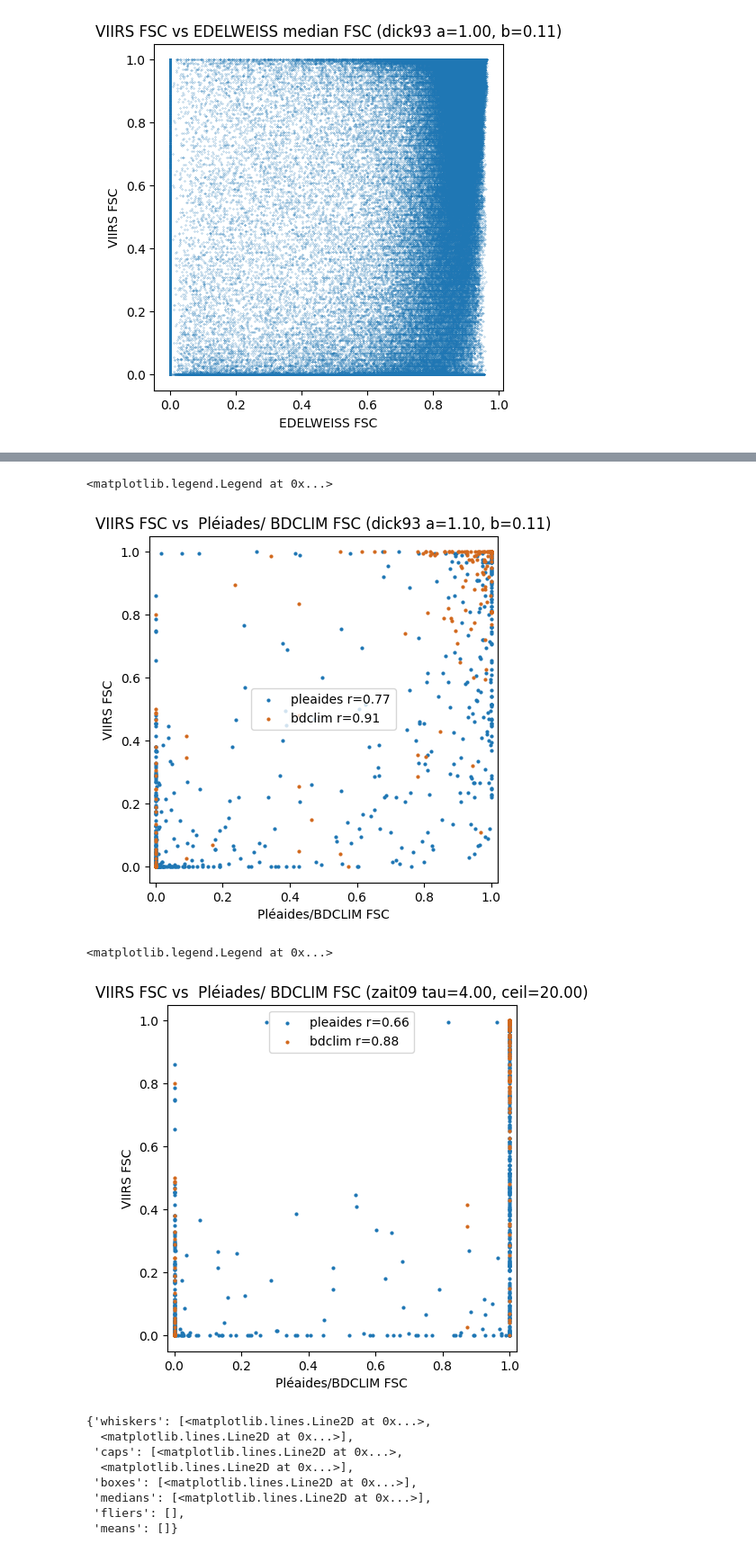
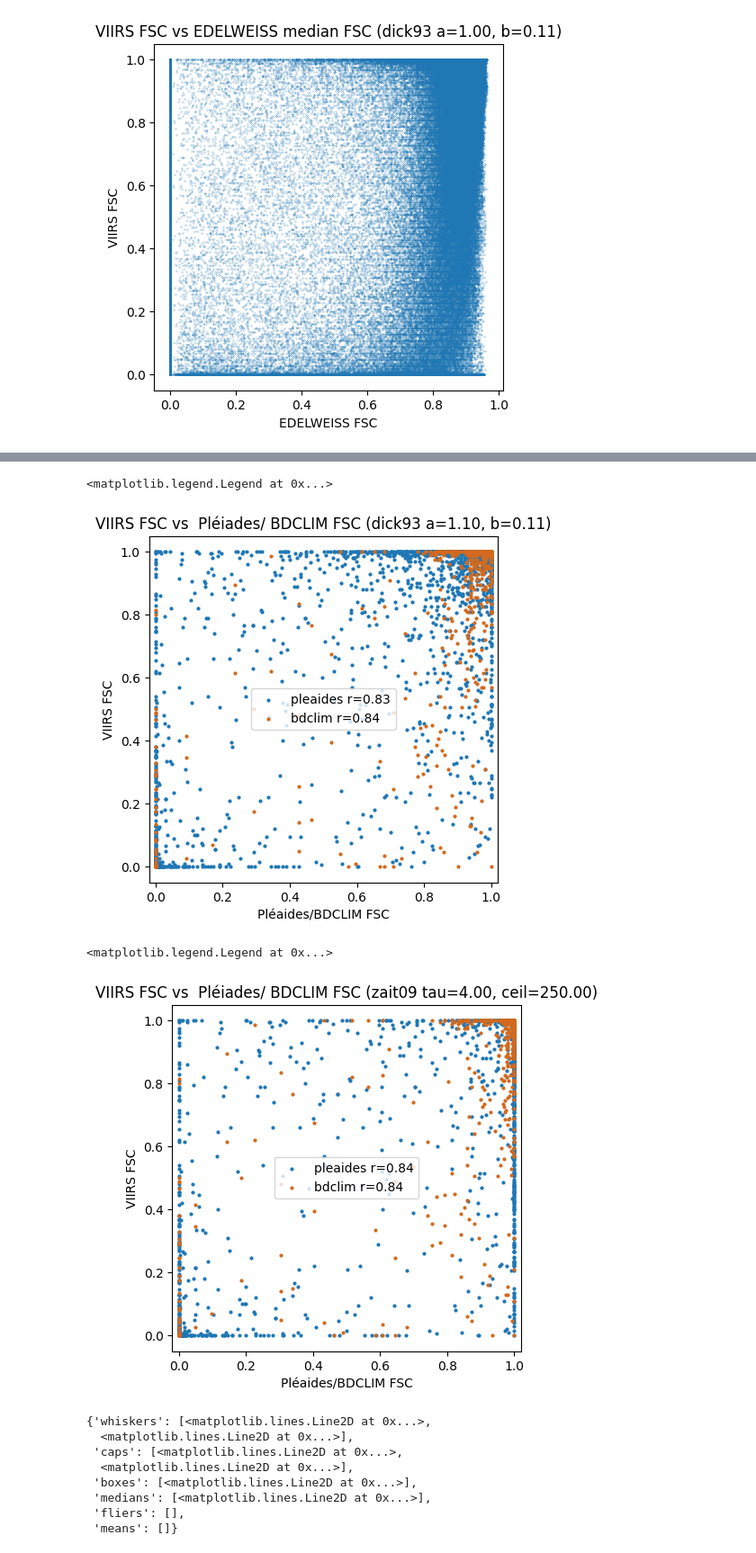
Before and after one commit to nicolaimpe/edelassim, a Jupyter notebook: notebooks/edelweiss_vs_viirs.ipynb, the cells around one changed output, grey strips where cells are left out. Shown at 90% size. Drawn from its saved outputs; the diff is of its cells as text; code cells hidden in the pictures.

```diff
--- a/notebooks/edelweiss_vs_viirs.ipynb
+++ b/notebooks/edelweiss_vs_viirs.ipynb
@@ -5,7 +5,7 @@ from edelassim.observations import EdelweissGrandesRoussesGrid
 
 data_folder = "/home/imperatoren/work/edelweiss_assimilation/observation_operator/data/grandesrousses"
 simulation_folder = "/home/imperatoren/work/edelweiss_assimilation/simulations/postprocess/grandesrousses250m"
-period = slice("2022-02-01", "2022-06-01")
+period = slice("2021-11-01", "2022-07-01")
 grandesrousses_grid = EdelweissGrandesRoussesGrid()
 # %%
 import xarray as xr
@@ -144,13 +170,14 @@ ax.set_xlim(-0.02, 1.02)
 ax.legend()
 # %% [output]
 <matplotlib.legend.Legend at 0x...>
-[figure, old version]
+[figure, new version]
 # %%
 import matplotlib.pyplot as plt
 from scipy.stats import pearsonr
+from edelassim.observation_operators import zaitchik
+import numpy as np
 
-
-tau, ceil = 4, 20
+tau, ceil = 4, 250
 
 fig, ax = plt.subplots(figsize=(5, 5))
 
@@ -162,35 +189,35 @@ viirs_pleaides = viirs.sel(time=pleiades.coords["time"], method="nearest")
 viirs_valid = ~np.isnan(viirs_pleaides.assign_coords({"time": fsc_pleaides.time}))
 pleiades_valid = ~np.isnan(fsc_pleaides.sel(band=1))
 union = viirs_valid * pleiades_valid
 viirs_corr = viirs_pleaides.assign_coords({"time": fsc_pleaides.time}).where(union).values.flatten()
 pleaides_corr = fsc_pleaides.where(union).values.flatten()
 viirs_corr = viirs_corr[~np.isnan(viirs_corr)]
 pleaides_corr = pleaides_corr[~np.isnan(pleaides_corr)]
 r_v_p = pearsonr(viirs_corr, pleaides_corr).correlation
 ax.scatter(fsc_pleaides, viirs_pleaides, s=4, label=f"pleaides r={r_v_p:.2f}")
 
 sd_bdclim = bdclim.sel(time=viirs.coords["time"], method="nearest")
-fsc_bdclim = zaitchik(sd_bdclim * 1000, tau_scf=tau, swe_full_snow_cover=ceil)
+fsc_bdclim = zaitchik(sd_to_swe(sd_bdclim), tau_scf=tau, swe_full_snow_cover=ceil)
 viirs_station = viirs.sel(x=bdclim.coords["x"], y=bdclim.coords["y"], method="nearest")
 
 viirs_s_valid = ~np.isnan(viirs_station)
 bdclim_valid = ~np.isnan(fsc_bdclim.assign_coords({"time": viirs_station.time}))
 union = viirs_s_valid * bdclim_valid
 viirs_s_corr = viirs_station.where(union).values.flatten()
 bdclim_corr = fsc_bdclim.assign_coords({"time": viirs_station.time}).where(union).values.flatten()
 viirs_s_corr = viirs_s_corr[~np.isnan(viirs_s_corr)]
 bdclim_corr = bdclim_corr[~np.isnan(bdclim_corr)]
 r_v_b = pearsonr(viirs_s_corr, bdclim_corr).correlation
 
 ax.scatter(bdclim_corr, viirs_s_corr, color="chocolate", s=4, label=f"bdclim r={r_v_b:.2f}")
 ax.set_title(f"VIIRS FSC vs  Pléiades/ BDCLIM FSC (zait09 tau={tau:.2f}, ceil={ceil:.2f})")
 ax.set_ylabel("VIIRS FSC")
 ax.set_xlabel("Pléaides/BDCLIM FSC")
 ax.set_xlim(-0.02, 1.02)
 ax.legend()
 # %% [output]
 <matplotlib.legend.Legend at 0x...>
-[figure, old version]
+[figure, new version]
 # %%
 fig, ax = plt.subplots(figsize=(6, 6))
 ax.boxplot(viirs_corr - pleaides_corr, positions=[0], showfliers=False)
```
Also changed, not shown: parts of 2 cells of this notebook, 3 other files.
